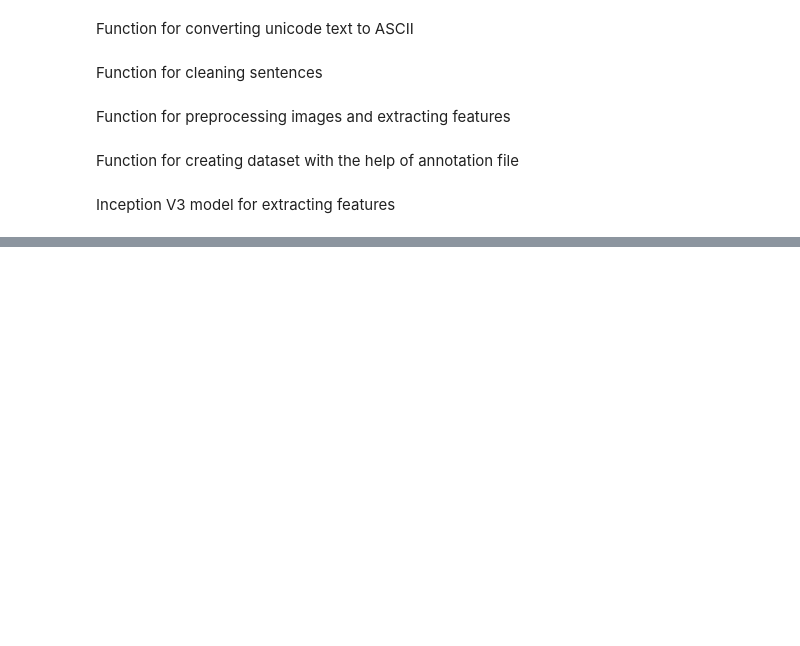
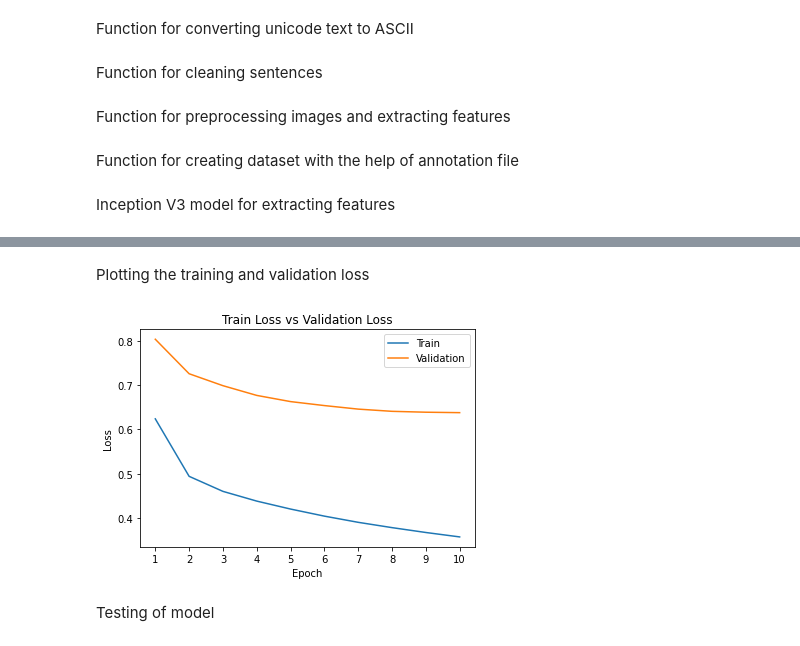
Before and after one commit to pg-git-97/website, a Jupyter notebook: documents/ganesh_term_project.ipynb, the cells around one changed output, grey strips where cells are left out. Saved outputs shown, nothing was run; the diff lists cells and outputs as text; code cells hidden in the pictures; blank space fills up the shorter version.

```diff
--- a/documents/ganesh_term_project.ipynb
+++ b/documents/ganesh_term_project.ipynb
@@ -243,0 +360,11 @@ images
+# %%
+class Encoder(tf.keras.Model):
+    def __init__(self, emb_size, rate):
+        super(Encoder, self).__init__()
+        self.dense = tf.keras.layers.Dense(emb_size)
+        self.dropout = tf.keras.layers.Dropout(rate=rate)
+
+    def call(self, x, training):
+        x = tf.nn.relu(self.dense(x))
+        x = self.dropout(x, training=training)
+        return x
@@ -243,0 +373,11 @@ images
+# %%
+class LuongAttention(tf.keras.Model):
+    def __init__(self, rnn_size):
+        super(LuongAttention, self).__init__()
+        self.wa = tf.keras.layers.Dense(rnn_size)
+
+    def call(self, dec_out, enc_out):
+        score = tf.matmul(dec_out, self.wa(enc_out), transpose_b=True)
+        alignment = tf.nn.softmax(score, axis=2)
+        context = tf.matmul(alignment, enc_out)
+        return context
@@ -243,0 +417,13 @@ images
+# %%
+train_loss = tf.keras.metrics.Mean(name='train_loss')
+val_loss = tf.keras.metrics.Mean(name='val_loss')
+encoder = Encoder(parameters['emb_size'], parameters['rate'])
+decoder = Decoder(parameters['emb_size'], parameters['tar_vocab_size'], parameters['rnn_size'], parameters['rate'])
+optimizer = tf.keras.optimizers.Adam()
+checkpoint_dir = '/content/training_checkpoints'
+checkpoint = tf.train.Checkpoint(optimizer=optimizer, encoder=encoder, decoder=decoder)
+manager = tf.train.CheckpointManager(checkpoint, directory=checkpoint_dir, max_to_keep=3)
+split_df = pd.DataFrame(columns=['epochs', 'train_loss', 'val_loss'])
+best_val_loss = None
+checkpoint_count = 0
+tar_word_index = open_file('/content/tar-word-index')
@@ -243,0 +505,16 @@ images
+# %% [markdown]
+Plotting the training and validation loss
+# %%
+plt.plot(split_df['epochs'], split_df['train_loss'], label='Train')
+plt.plot(split_df['epochs'], split_df['val_loss'], label='Validation')
+plt.title('Train Loss vs Validation Loss')
+plt.xlabel('Epoch')
+plt.ylabel('Loss')
+plt.xticks(split_df['epochs'])
+plt.legend(['Train', 'Validation'], loc='upper right')
+plt.savefig('/content/loss_graph.png')
+plt.show()
+# %% [output]
+[figure, added]
+# %% [markdown]
+Testing of model
```
Also changed, not shown: parts of 72 cells of this notebook, 1 other file.
